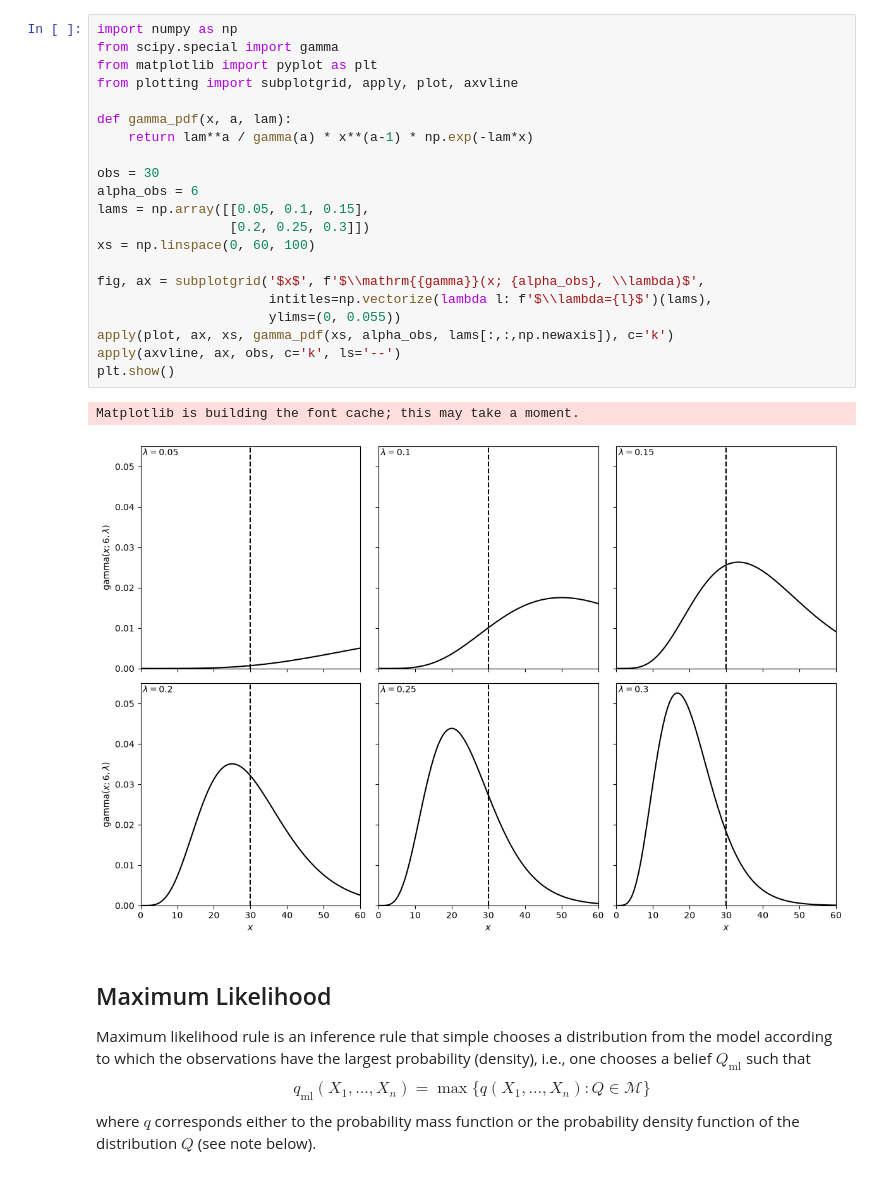
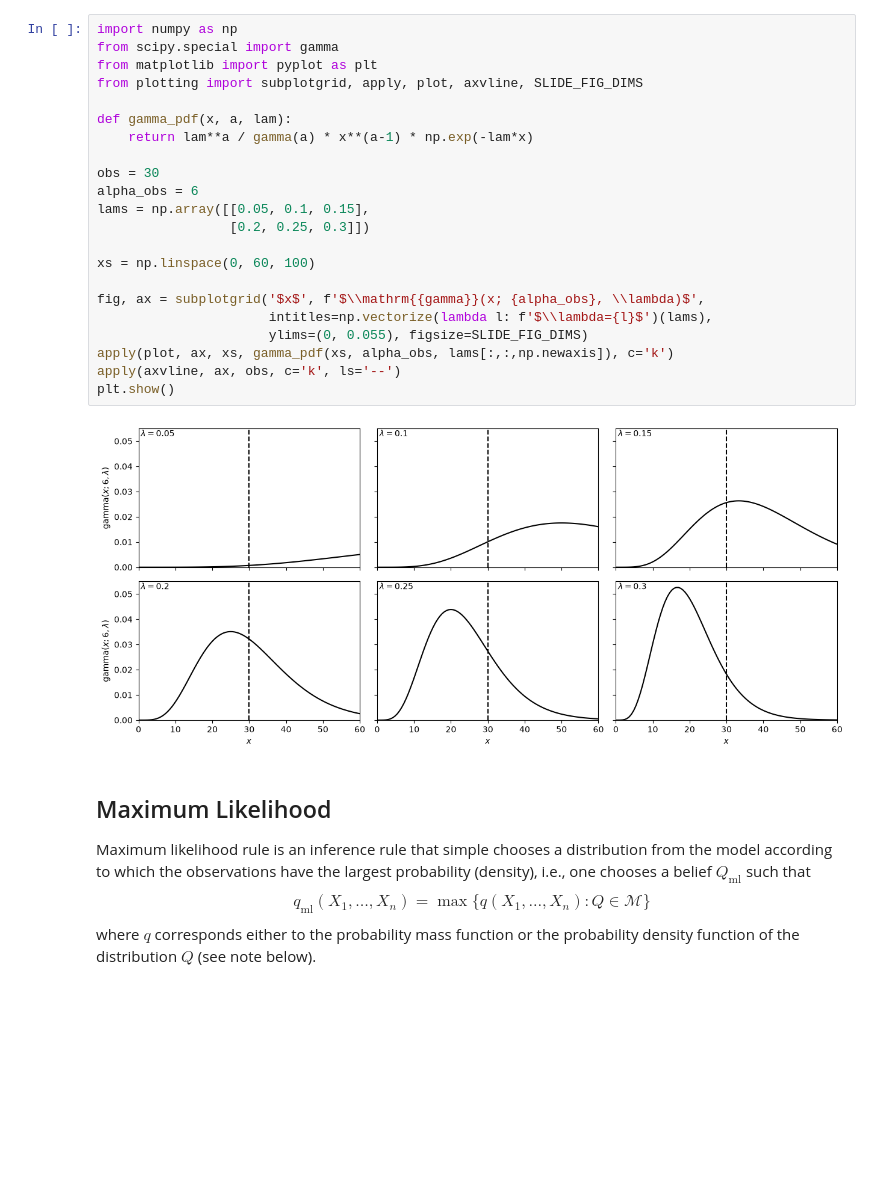
Before and after one commit to marioboley/Uni-Haifa-214.4312-Code, a Jupyter notebook: 2.1_models.ipynb, the cells around one changed output. Drawn from its saved outputs; the diff is of its cells as text; blank space fills up the shorter version.

Commit message:
inference illustration and plotting improvements

```diff
--- a/2.1_models.ipynb
+++ b/2.1_models.ipynb
@@ -70,27 +72,27 @@ $$
 # %%
 import numpy as np
 from scipy.special import gamma
 from matplotlib import pyplot as plt
-from plotting import subplotgrid, apply, plot, axvline
+from plotting import subplotgrid, apply, plot, axvline, SLIDE_FIG_DIMS
 
 def gamma_pdf(x, a, lam):
     return lam**a / gamma(a) * x**(a-1) * np.exp(-lam*x)
 
 obs = 30
 alpha_obs = 6
 lams = np.array([[0.05, 0.1, 0.15],
                  [0.2, 0.25, 0.3]])
+
 xs = np.linspace(0, 60, 100)
 
 fig, ax = subplotgrid('$x$', f'$\\mathrm{{gamma}}(x; {alpha_obs}, \\lambda)$',
                       intitles=np.vectorize(lambda l: f'$\\lambda={l}$')(lams),
-                      ylims=(0, 0.055))
+                      ylims=(0, 0.055), figsize=SLIDE_FIG_DIMS)
 apply(plot, ax, xs, gamma_pdf(xs, alpha_obs, lams[:,:,np.newaxis]), c='k')
 apply(axvline, ax, obs, c='k', ls='--')
 plt.show()
 # %% [output]
-Matplotlib is building the font cache; this may take a moment.
-[figure, old version]
+[figure, new version]
 # %% [markdown]
 ## Maximum Likelihood
 
```
Also changed, not shown: parts of 12 cells of this notebook, 2 other files.
